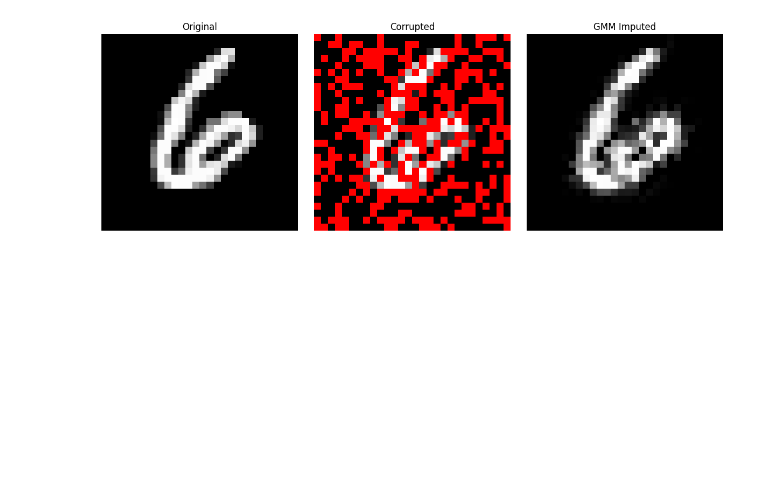
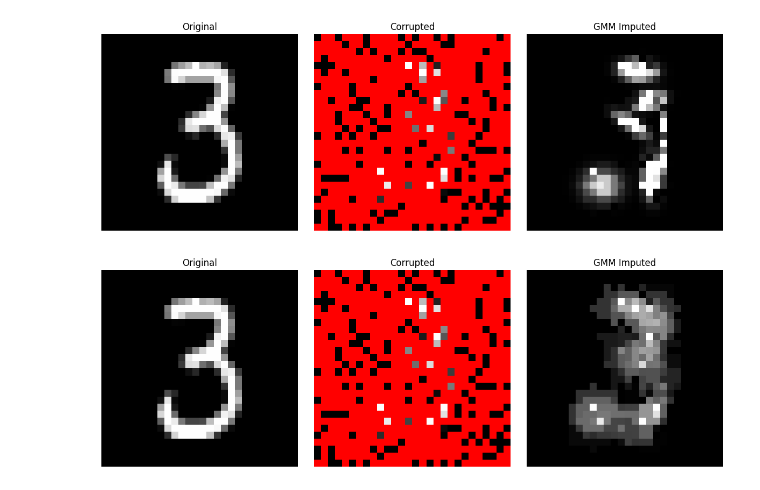
Before and after one commit to woullufy/deep-imputation-techniques, a Jupyter notebook: notebooks/gmm.ipynb, the cells around one changed output. Drawn from its saved outputs; the diff is of its cells as text; code cells hidden in the pictures; blank space fills up the shorter version.

Commit message:
Testing GMM imputer

```diff
--- a/notebooks/gmm.ipynb
+++ b/notebooks/gmm.ipynb
@@ -125,13 +126,19 @@ plt.show()
 # %%
 idx = torch.randint(len(train), size=(1,)).item()
 
-true_image, label = train[13]
+idx = 10900
+true_image, label = train[idx]
 
 original_img = true_image.squeeze()
-corrupted_img, mask = missingness.mcar(original_img, missing_rate=0.4)
+corrupted_img, mask = missingness.mcar(original_img, missing_rate=0.8)
 
-imputer = GMMImageImputer(n_components=5, ink_threshold=0.1)
+imputer = GMMImageImputer(n_components=6, ink_threshold=0.01)
 imputed_img = imputer.impute(corrupted_img.unsqueeze(0))
 plot_gmm_imputation(original_img, corrupted_img, imputed_img)
+
+knn_imputer = KNNImageImputer(k=5)
+imputed_knn_img = knn_imputer.impute(corrupted_img.unsqueeze(0))
+plot_gmm_imputation(original_img, corrupted_img, imputed_knn_img)
 # %% [output]
-[figure, old version]
+[figure, new version]
+[figure, added]
```
Also changed, not shown: parts of 4 cells of this notebook, 5 other files.
